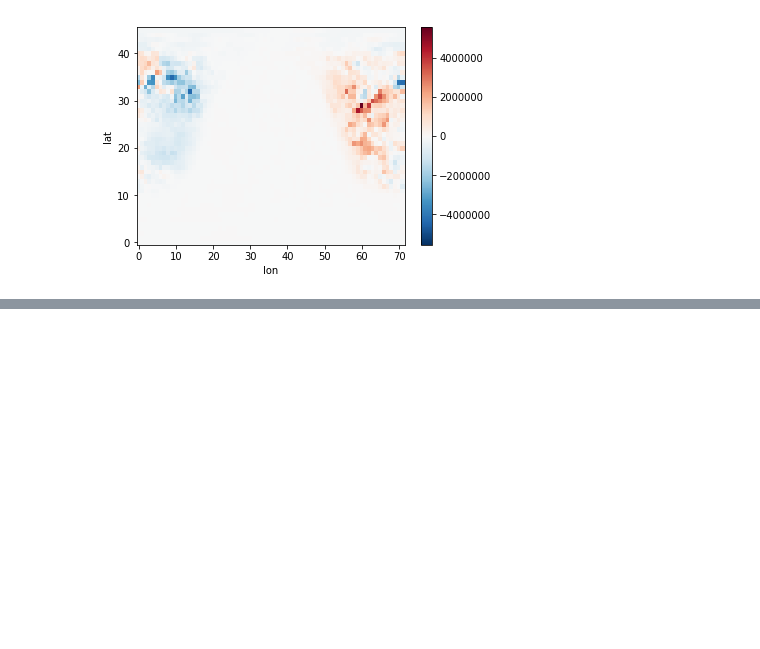
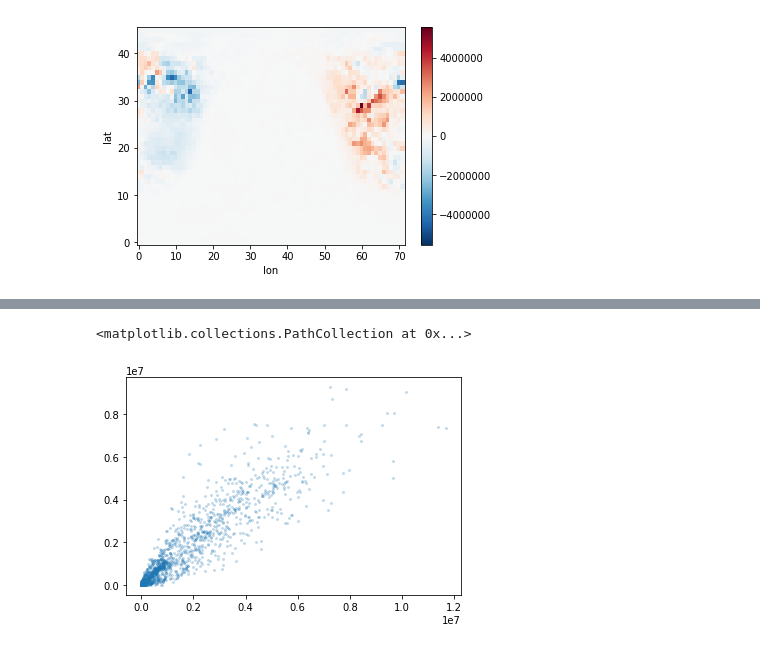
Before and after one commit to JiaweiZhuang/KPP4GC, a Jupyter notebook: GC_12_Standard/Verify_results.ipynb, the cells around one changed output, grey strips where cells are left out. Cells and saved outputs as stored; diff of their text form; code cells hidden in the pictures; blank space fills up the shorter version.

```diff
--- a/GC_12_Standard/Verify_results.ipynb
+++ b/GC_12_Standard/Verify_results.ipynb
@@ -84,0 +91,5 @@ ds['C_after'][0,...,i_spec].plot()
+# %%
+plt.scatter(dr[0,...,i_spec], ds['C_before'][0,...,i_spec], alpha=0.2, s=4)
+# %% [output]
+<matplotlib.collections.PathCollection at 0x...>
+[figure, added]
```
Also changed, not shown: parts of 2 cells of this notebook.
